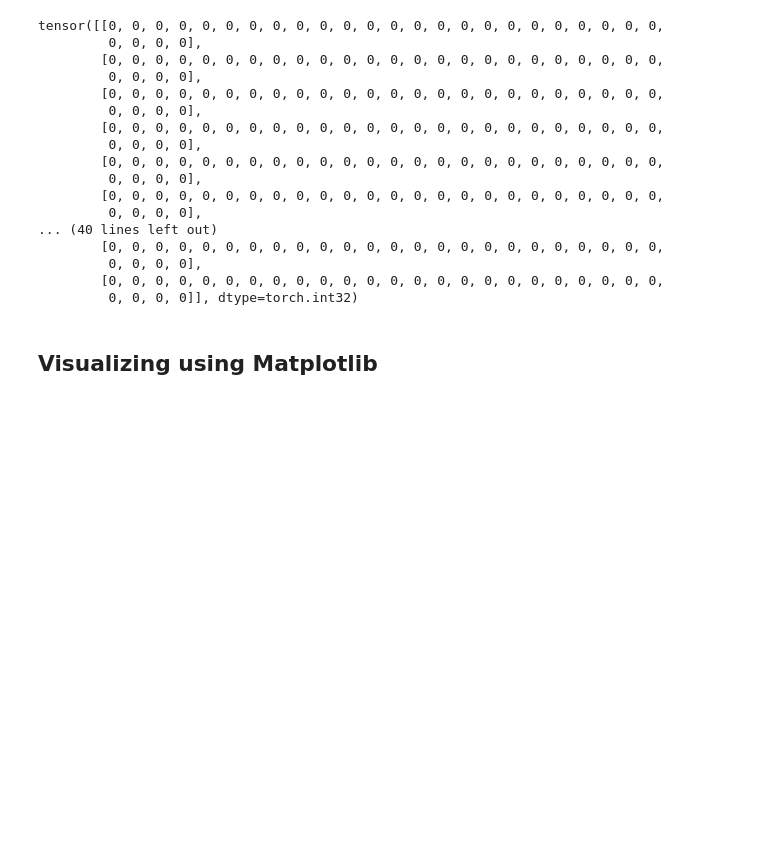
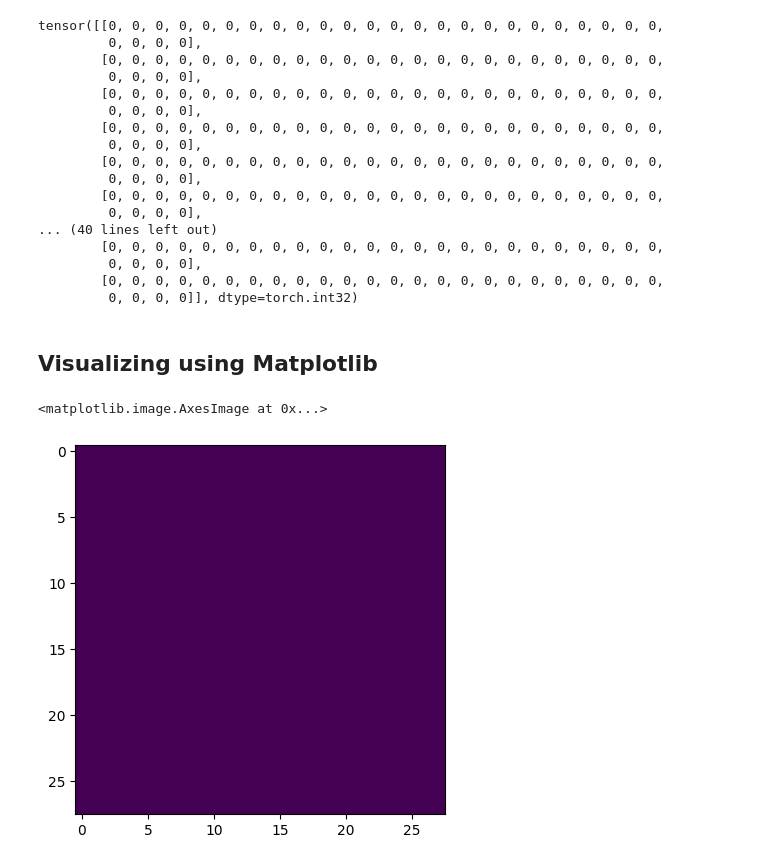
Before and after one commit to Mzaq1559/Following-tutorial-for-makemore, a Jupyter notebook: index.ipynb, the cells around one changed output. Cells and saved outputs as stored; diff of their text form; code cells hidden in the pictures; blank space fills up the shorter version.

Commit message:
represented the matrix visually using imshow function of matplotlib

```diff
--- a/index.ipynb
+++ b/index.ipynb
@@ -170 +170,6 @@ to place grphs in the same notebook without a separate window/
 %matplotlib inline
+# %%
+plt.imshow(N)
+# %% [output]
+<matplotlib.image.AxesImage at 0x...>
+[figure, added]
```
Also changed, not shown: parts of 1 cell of this notebook.
